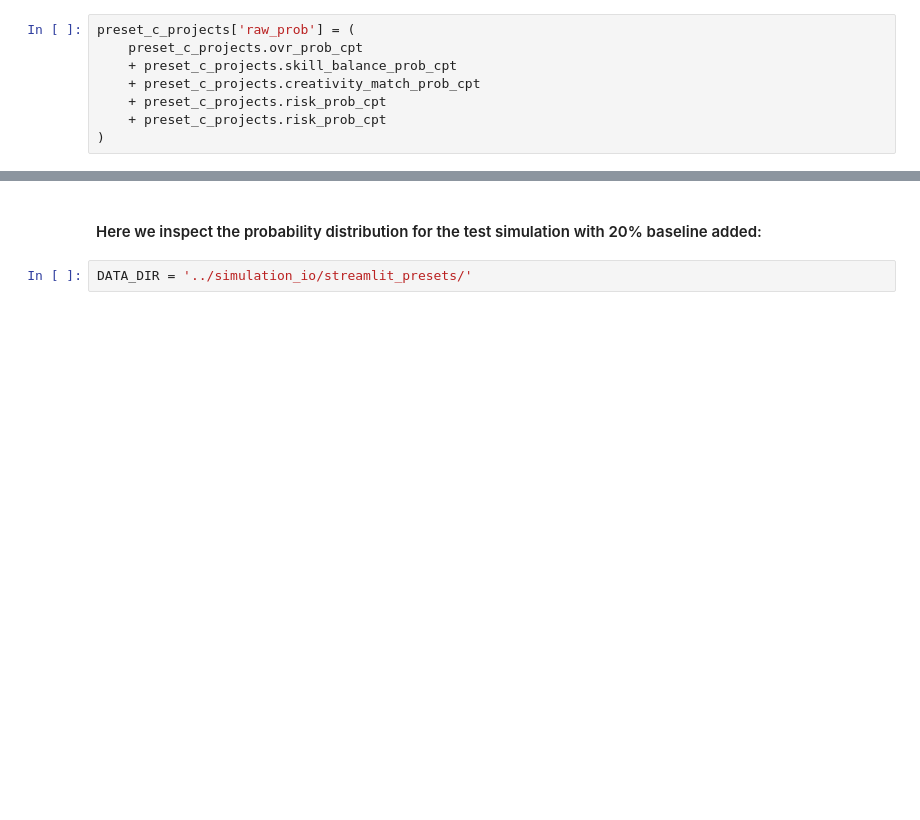
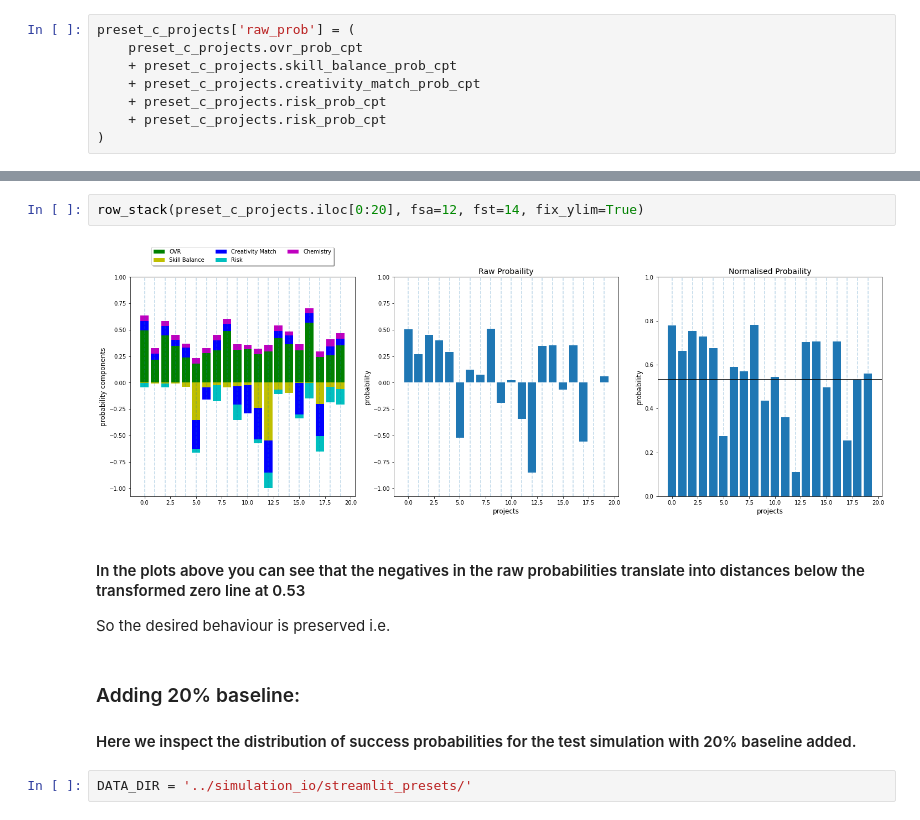
Before and after one commit to Superscriptus/SuperScript, a Jupyter notebook: analysis/probability_components.ipynb, the cells around one changed output, grey strips where cells are left out. Saved outputs shown, nothing was run; the diff lists cells and outputs as text; blank space fills up the shorter version.

Commit message:
added explanation of probability normalisation

```diff
--- a/analysis/probability_components.ipynb
+++ b/analysis/probability_components.ipynb
@@ -200,5 +317,15 @@ plt.tight_layout()
+# %%
+row_stack(preset_c_projects.iloc[0:20], fsa=12, fst=14, fix_ylim=True)
+# %% [output]
+[figure, added]
+# %% [markdown]
+#### In the plots above you can see that the negatives in the raw probabilities translate into distances below the transformed zero line at 0.53
+
+So the desired behaviour is preserved i.e.
 # %% [markdown]
-#### Here we inspect the probability distribution for the test simulation with 20% baseline added:
+### Adding 20% baseline:
+
+#### Here we inspect the distribution of success probabilities for the test simulation with 20% baseline added.
 # %%
 DATA_DIR = '../simulation_io/streamlit_presets/'
 # %%
```
Also changed, not shown: parts of 10 cells of this notebook.
